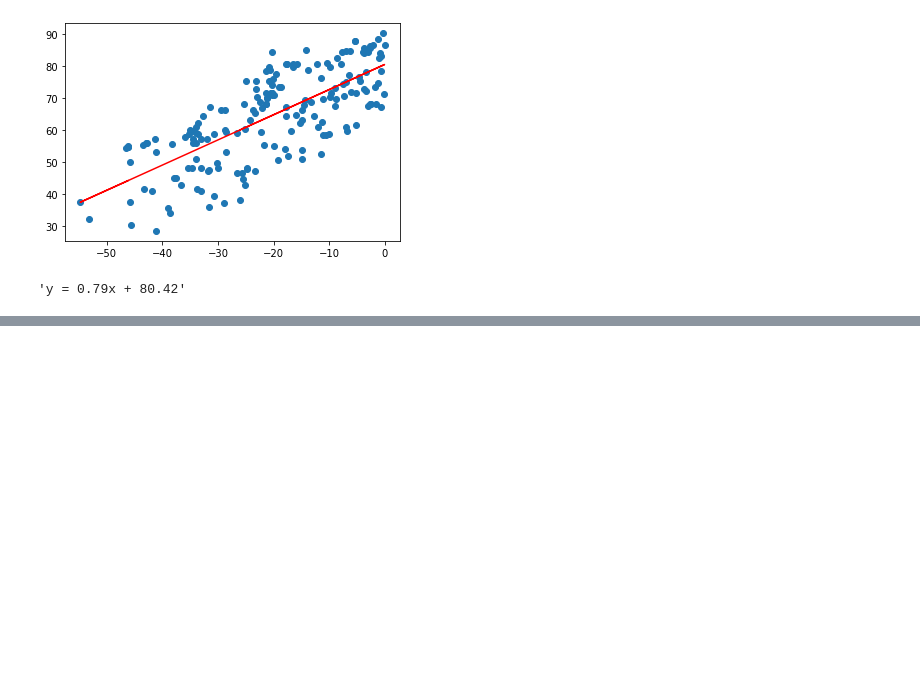
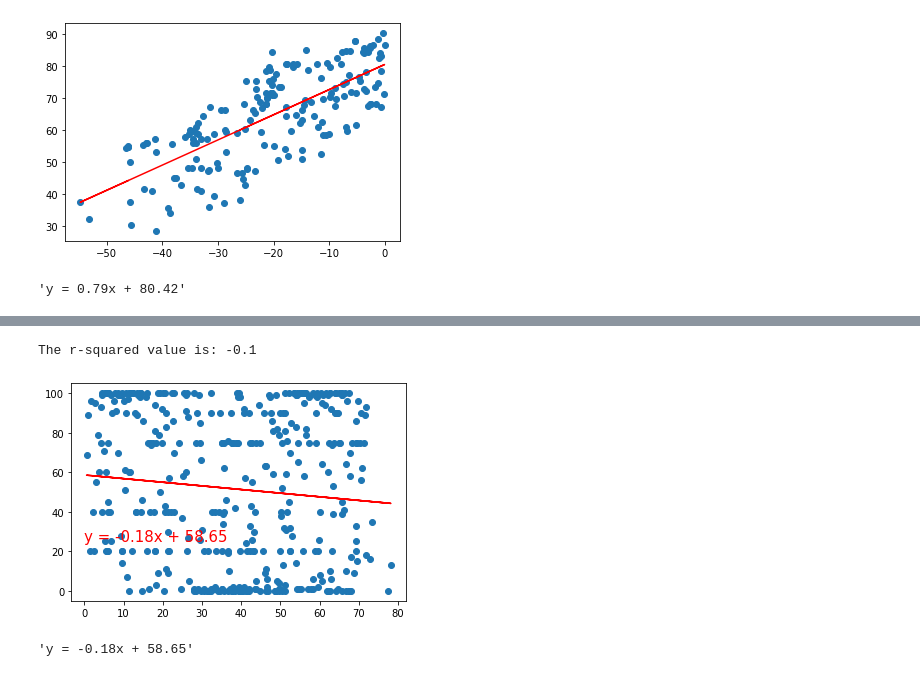
Before and after one commit to jaydenleblanc/python-api-challenge, a Jupyter notebook: WeatherPy/WeatherPy.ipynb, the cells around one changed output, grey strips where cells are left out. Drawn from its saved outputs; the diff is of its cells as text; code cells hidden in the pictures; blank space fills up the shorter version.

```diff
--- a/WeatherPy/WeatherPy.ipynb
+++ b/WeatherPy/WeatherPy.ipynb
@@ -328,0 +347,9 @@ The r-squared value is: 0.74
+# %%
+#Latitude vs Cloudiness
+#North
+north_humidity= correlation_graph(northern_hemisphere['Latitude'],northern_hemisphere['Cloudiness(%)'])
+north_humidity
+# %% [output]
+The r-squared value is: -0.1
+[figure, added]
+'y = -0.18x + 58.65'
```
Also changed, not shown: parts of 7 cells of this notebook.
